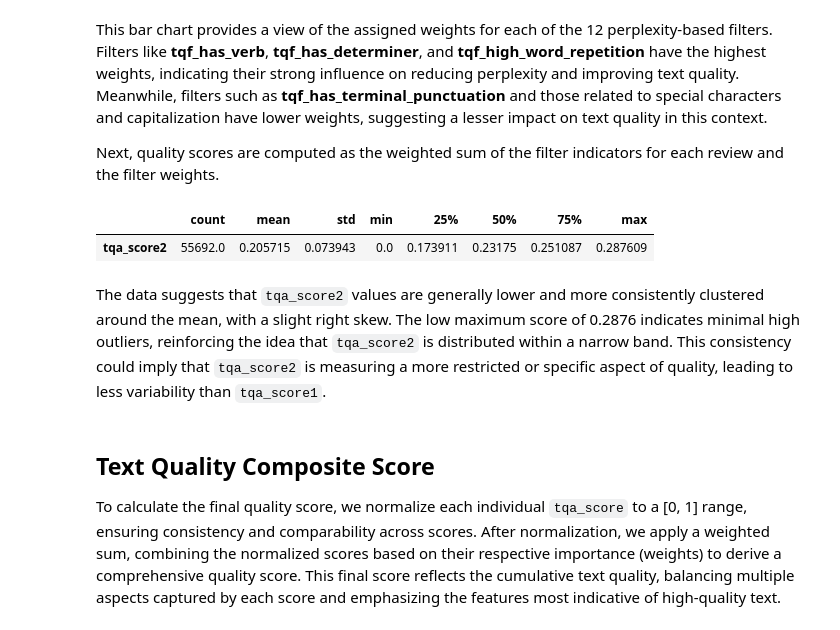
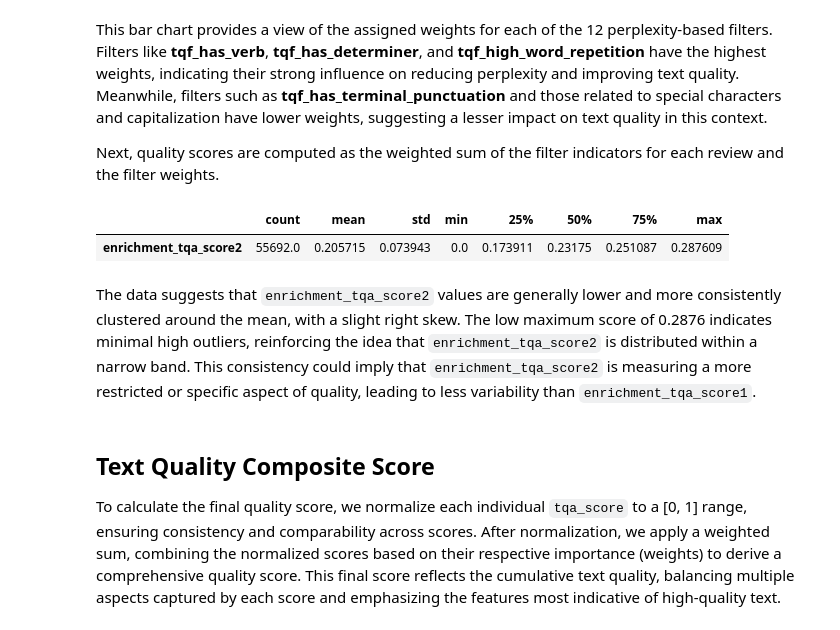
Before and after one commit to variancexplained/genai-lab-slm, a Jupyter notebook: notebooks/content/01_data/04_tqs.ipynb, the cells around one changed output. Drawn from its saved outputs; the diff is of its cells as text; code cells hidden in the pictures.

```diff
--- a/notebooks/content/01_data/04_tqs.ipynb
+++ b/notebooks/content/01_data/04_tqs.ipynb
@@ -134,7 +134,7 @@ task = TQATask2(
     weights_filepath=stage_config.tasks[2]["params"]["weights_filepath"],
     ppl_full=stage_config.tasks[2]["params"]["ppl_full"],
     column=stage_config.tasks[2]["params"]["column"],
-    tqa_column=stage_config.tasks[2]["params"]["tqa_column"],
+    new_column=stage_config.tasks[2]["params"]["new_column"],
 )
 
 task.plot_weights()
@@ -146,12 +146,12 @@ This bar chart provides a view of the assigned weights for each of the 12 perple
 Next, quality scores are computed as the weighted sum of the filter indicators for each review and the filter weights.
 # %%
 df = task.run(data=df)
-df["tqa_score2"].to_frame().describe().T
+df["enrichment_tqa_score2"].to_frame().describe().T
 # %% [output]
 |  | count | mean | std | min | 25% | 50% | 75% | max |
-| tqa_score2 | 55692.0 | 0.205715 | 0.073943 | 0.0 | 0.173911 | 0.23175 | 0.251087 | 0.287609 |
+| enrichment_tqa_score2 | 55692.0 | 0.205715 | 0.073943 | 0.0 | 0.173911 | 0.23175 | 0.251087 | 0.287609 |
 # %% [markdown]
-The data suggests that `tqa_score2` values are generally lower and more consistently clustered around the mean, with a slight right skew. The low maximum score of 0.2876 indicates minimal high outliers, reinforcing the idea that `tqa_score2` is distributed within a narrow band. This consistency could imply that `tqa_score2` is measuring a more restricted or specific aspect of quality, leading to less variability than `tqa_score1`.
+The data suggests that `enrichment_tqa_score2` values are generally lower and more consistently clustered around the mean, with a slight right skew. The low maximum score of 0.2876 indicates minimal high outliers, reinforcing the idea that `enrichment_tqa_score2` is distributed within a narrow band. This consistency could imply that `enrichment_tqa_score2` is measuring a more restricted or specific aspect of quality, leading to less variability than `enrichment_tqa_score1`.
 # %% [markdown]
 ## Text Quality Composite Score
 To calculate the final quality score, we normalize each individual `tqa_score` to a [0, 1] range, ensuring consistency and comparability across scores. After normalization, we apply a weighted sum, combining the normalized scores based on their respective importance (weights) to derive a comprehensive quality score. This final score reflects the cumulative text quality, balancing multiple aspects captured by each score and emphasizing the features most indicative of high-quality text.
```
Also changed, not shown: parts of 3 cells of this notebook, 31 other files.
